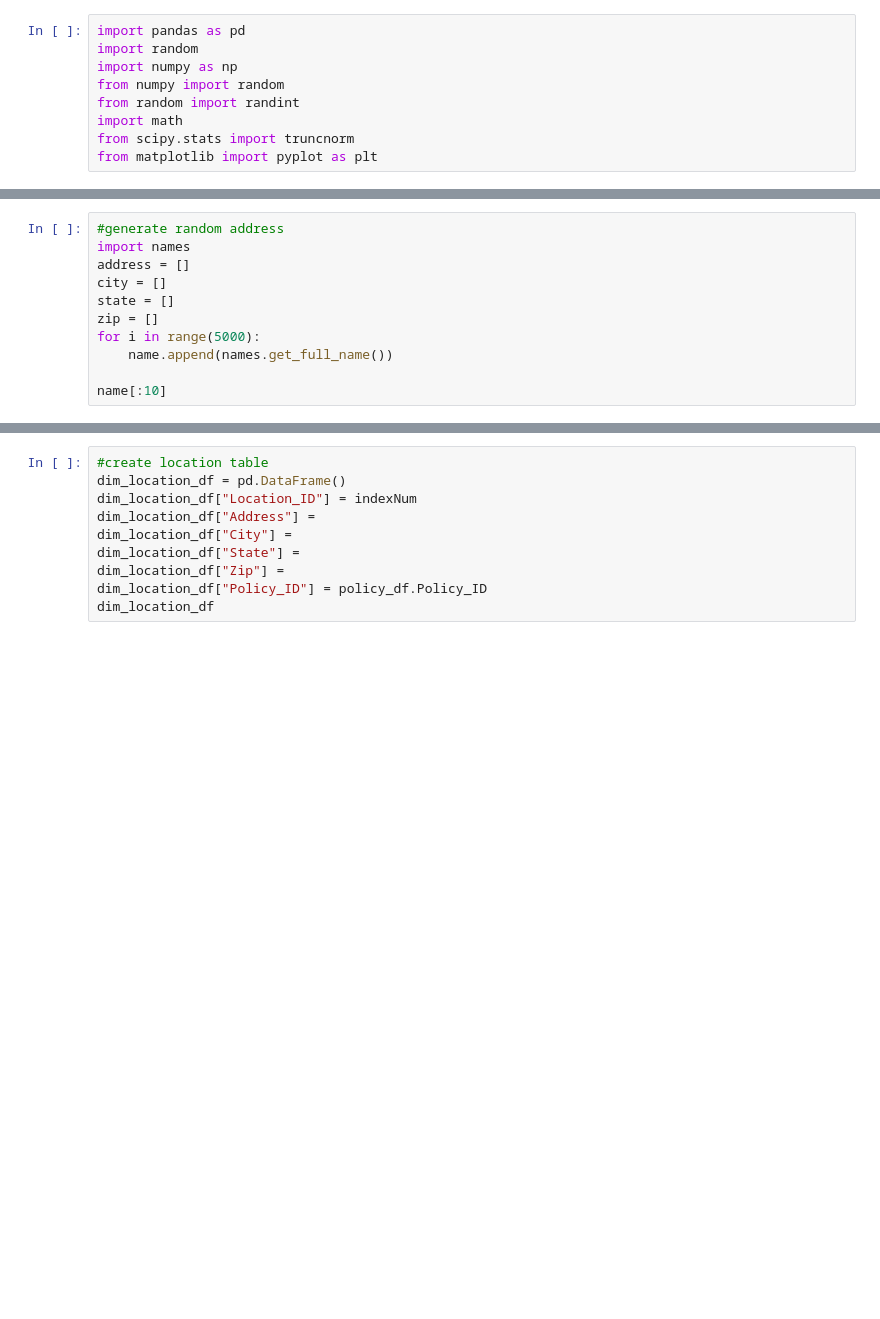
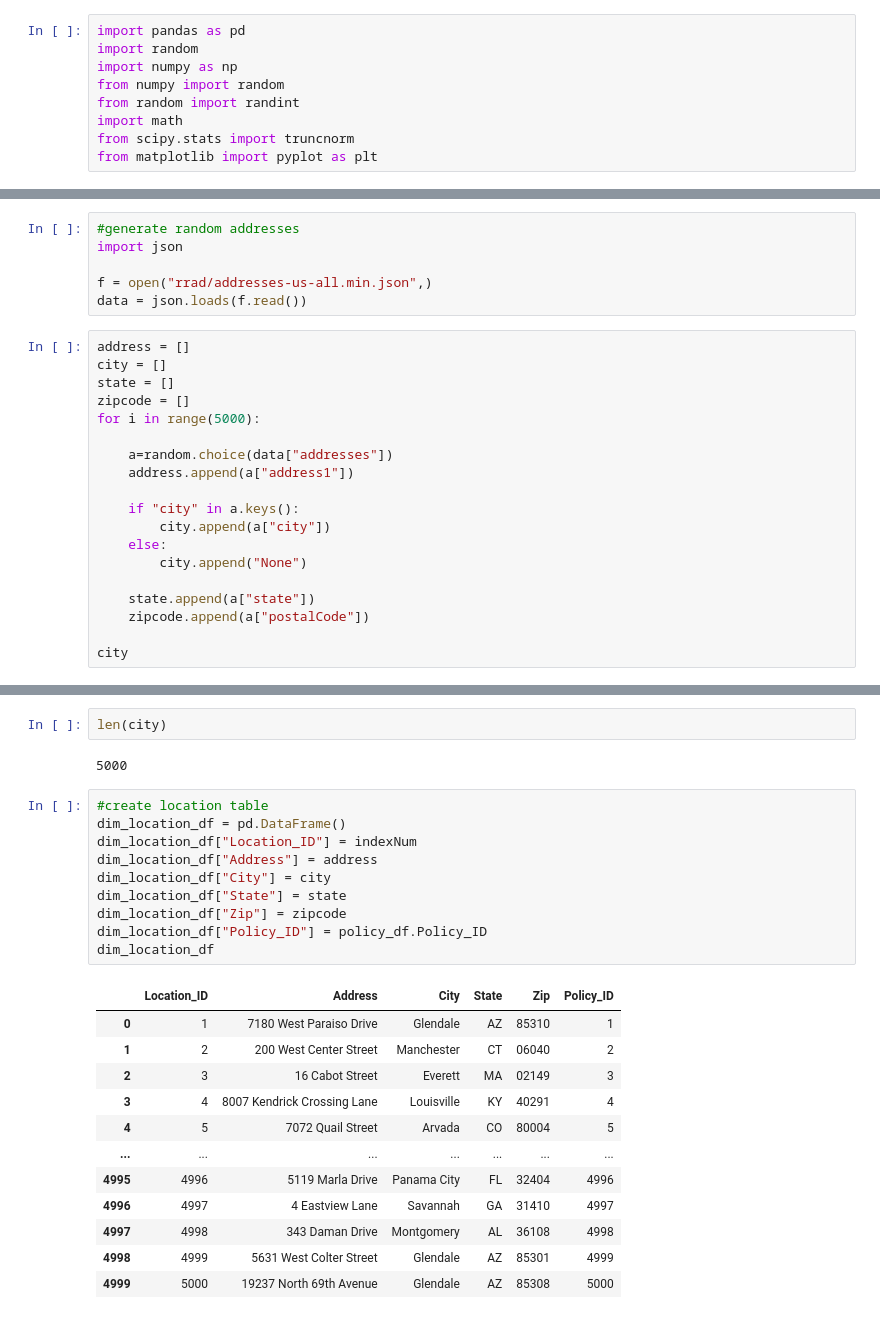
Before and after one commit to hlingchen95/Data_simulation, a Jupyter notebook: Data_simulation.ipynb, the cells around one changed output, grey strips where cells are left out. Drawn from its saved outputs; the diff is of its cells as text; blank space fills up the shorter version.

```diff
--- a/Data_simulation.ipynb
+++ b/Data_simulation.ipynb
@@ -96,12 +96,26 @@ dim_owner_df
 5000 rows × 5 columns
-# %%
-#generate random address
-import names
-address = []
-city = []
-state = []
-zip = []
-for i in range(5000):
-    name.append(names.get_full_name())
-
-name[:10]
+# %%
+#generate random addresses
+import json
+
+f = open("rrad/addresses-us-all.min.json",)
+data = json.loads(f.read())
+# %%
+address = []
+city = []
+state = []
+zipcode = []
+for i in range(5000):
+
+    a=random.choice(data["addresses"])
+    address.append(a["address1"])
+
+    if "city" in a.keys():
+        city.append(a["city"])
+    else:
+        city.append("None")
+
+    state.append(a["state"])
+    zipcode.append(a["postalCode"])
+
+city
@@ -108,11 +140,27 @@ name[:10]
+# %%
+len(city)
+# %% [output]
+5000
 # %%
 #create location table
 dim_location_df = pd.DataFrame()
 dim_location_df["Location_ID"] = indexNum
-dim_location_df["Address"] =
-dim_location_df["City"] =
-dim_location_df["State"] =
-dim_location_df["Zip"] =
+dim_location_df["Address"] = address
+dim_location_df["City"] = city
+dim_location_df["State"] = state
+dim_location_df["Zip"] = zipcode
 dim_location_df["Policy_ID"] = policy_df.Policy_ID
 dim_location_df
 # %% [output]
+|  | Location_ID | Address | City | State | Zip | Policy_ID |
+| 0 | 1 | 7180 West Paraiso Drive | Glendale | AZ | 85310 | 1 |
+| 1 | 2 | 200 West Center Street | Manchester | CT | 06040 | 2 |
+| 2 | 3 | 16 Cabot Street | Everett | MA | 02149 | 3 |
+| 3 | 4 | 8007 Kendrick Crossing Lane | Louisville | KY | 40291 | 4 |
+| 4 | 5 | 7072 Quail Street | Arvada | CO | 80004 | 5 |
+| ... | ... | ... | ... | ... | ... | ... |
+| 4995 | 4996 | 5119 Marla Drive | Panama City | FL | 32404 | 4996 |
+| 4996 | 4997 | 4 Eastview Lane | Savannah | GA | 31410 | 4997 |
+| 4997 | 4998 | 343 Daman Drive | Montgomery | AL | 36108 | 4998 |
+| 4998 | 4999 | 5631 West Colter Street | Glendale | AZ | 85301 | 4999 |
+| 4999 | 5000 | 19237 North 69th Avenue | Glendale | AZ | 85308 | 5000 |
```
Also changed, not shown: parts of 8 cells of this notebook.
